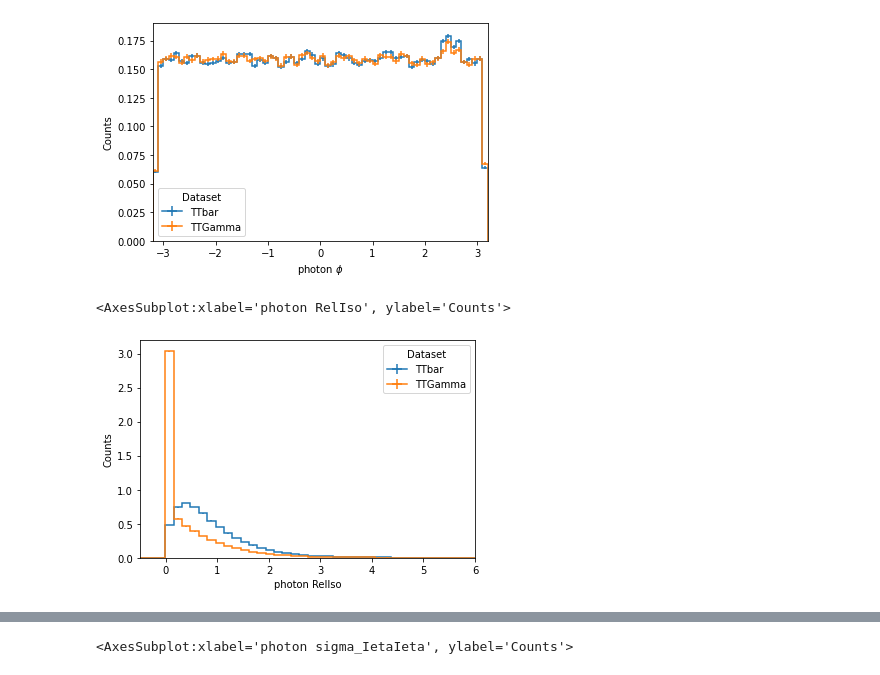
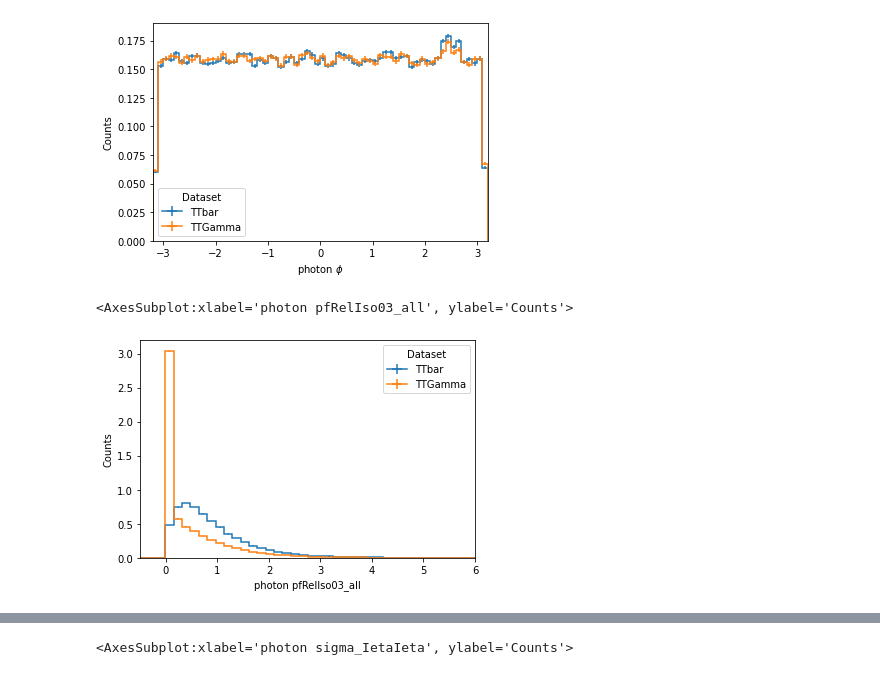
Before and after one commit to nbraukman/TTGTTBClassification, a Jupyter notebook: PhotonClassification.ipynb, the cells around one changed output, grey strips where cells are left out. Saved outputs shown, nothing was run; the diff lists cells and outputs as text; code cells hidden in the pictures.

```diff
--- a/PhotonClassification.ipynb
+++ b/PhotonClassification.ipynb
@@ -38,7 +43,8 @@ class PhotonSelector(processor.ProcessorABC):
         photon_pt_axis = hist.Bin("pt","photon $p_{T}$ [GeV]", 40, 0, 400)
         photon_eta_axis = hist.Bin("eta","photon $\eta$", 50, -2.5, 2.5)
         photon_phi_axis = hist.Bin("phi","photon $\phi$", 64, -3.2, 3.2)
-        photon_reliso_axis = hist.Bin("reliso","photon RelIso", 40, -0.5, 6)
+        photon_reliso_all_axis = hist.Bin("reliso","photon pfRelIso03_all", 40, -0.5, 6)
+        photon_reliso_chg_axis = hist.Bin("reliso","photon pfRelIso03_chg", 40, -0.5, 6)
         photon_sieie_axis = hist.Bin("sieie","photon sigma_IetaIeta", 40, 0, 0.05)
         photon_r9_axis = hist.Bin("r9","photon R9", 40, -0.5, 1.5)
         photon_hoe_axis = hist.Bin("hoe","photon H over E", 40, -0.5, 1)
@@ -52,7 +58,8 @@ class PhotonSelector(processor.ProcessorABC):
             'photon_pt': processor.column_accumulator(np.ndarray(shape=(1,1))),
             'photon_eta': processor.column_accumulator(np.ndarray(shape=(1,1))),
             'photon_phi': processor.column_accumulator(np.ndarray(shape=(1,1))),
-            'photon_reliso': processor.column_accumulator(np.ndarray(shape=(1,1))),
+            'photon_pfRelIso03_all': processor.column_accumulator(np.ndarray(shape=(1,1))),
+            'photon_pfRelIso03_chg': processor.column_accumulator(np.ndarray(shape=(1,1))),
             'photon_sieie': processor.column_accumulator(np.ndarray(shape=(1,1))),
             'photon_r9': processor.column_accumulator(np.ndarray(shape=(1,1))),
             'photon_hoe': processor.column_accumulator(np.ndarray(shape=(1,1))),
@@ -62,7 +69,8 @@ class PhotonSelector(processor.ProcessorABC):
             'photon_pt_hist': hist.Hist("Counts", dataset_axis, photon_pt_axis),
             'photon_eta_hist': hist.Hist("Counts", dataset_axis, photon_eta_axis),
             'photon_phi_hist': hist.Hist("Counts", dataset_axis, photon_phi_axis),
-            'photon_reliso_hist': hist.Hist("Counts", dataset_axis, photon_reliso_axis),
+            'photon_reliso_all_hist': hist.Hist("Counts", dataset_axis, photon_reliso_all_axis),
+            'photon_reliso_chg_hist': hist.Hist("Counts", dataset_axis, photon_reliso_chg_axis),
             'photon_sieie_hist': hist.Hist("Counts", dataset_axis, photon_sieie_axis),
             'photon_r9_hist': hist.Hist("Counts", dataset_axis, photon_r9_axis),
             'photon_hoe_hist': hist.Hist("Counts", dataset_axis, photon_hoe_axis),
@@ -150,8 +158,10 @@ class PhotonSelector(processor.ProcessorABC):
                                       eta=ak.flatten(tightPhotons[eventSelection,:1].eta))
         output['photon_phi_hist'].fill(dataset=dataset,
                                       phi=ak.flatten(tightPhotons[eventSelection,:1].phi))
-        output['photon_reliso_hist'].fill(dataset=dataset,
+        output['photon_reliso_all_hist'].fill(dataset=dataset,
                                          reliso=ak.flatten(tightPhotons[eventSelection,:1].pfRelIso03_all))
+        output['photon_reliso_chg_hist'].fill(dataset=dataset,
+                                         reliso=ak.flatten(tightPhotons[eventSelection,:1].pfRelIso03_chg))
         output['photon_sieie_hist'].fill(dataset=dataset,
                                       sieie=ak.flatten(tightPhotons[eventSelection,:1].sieie))
         output['photon_r9_hist'].fill(dataset=dataset,
@@ -170,8 +180,11 @@ class PhotonSelector(processor.ProcessorABC):
         phi=processor.column_accumulator(ak.to_numpy(ak.pad_none(tightPhotons.phi[eventSelection,:1],1,clip=True)))
         output['photon_phi']+=phi
 
-        reliso=processor.column_accumulator(ak.to_numpy(ak.pad_none(tightPhotons.pfRelIso03_all[eventSelection,:1],1,clip=True)))
-        output['photon_reliso']+=reliso
+        reliso_all=processor.column_accumulator(ak.to_numpy(ak.pad_none(tightPhotons.pfRelIso03_all[eventSelection,:1],1,clip=True)))
+        output['photon_pfRelIso03_all']+=reliso_all
+
+        reliso_chg=processor.column_accumulator(ak.to_numpy(ak.pad_none(tightPhotons.pfRelIso03_chg[eventSelection,:1],1,clip=True)))
+        output['photon_pfRelIso03_chg']+=reliso_chg
 
         sieie=processor.column_accumulator(ak.to_numpy(ak.pad_none(tightPhotons.sieie[eventSelection,:1],1,clip=True)))
         output['photon_sieie']+=sieie
@@ -297,7 +310,7 @@ hist.plot1d(outputMC['photon_phi_hist'],overlay='dataset',order=['TTbar','TTGamm
 <AxesSubplot:xlabel='photon $\\phi$', ylabel='Counts'>
 [figure]
 # %%
-hist.plot1d(outputMC['photon_reliso_hist'],overlay='dataset',order=['TTbar','TTGamma'],stack=False,density=True)
+hist.plot1d(outputMC['photon_reliso_all_hist'],overlay='dataset',order=['TTbar','TTGamma'],stack=False,density=True)
 # %% [output]
-<AxesSubplot:xlabel='photon RelIso', ylabel='Counts'>
+<AxesSubplot:xlabel='photon pfRelIso03_all', ylabel='Counts'>
-[figure, old version]
+[figure, new version]
```
Also changed, not shown: parts of 22 cells of this notebook.
